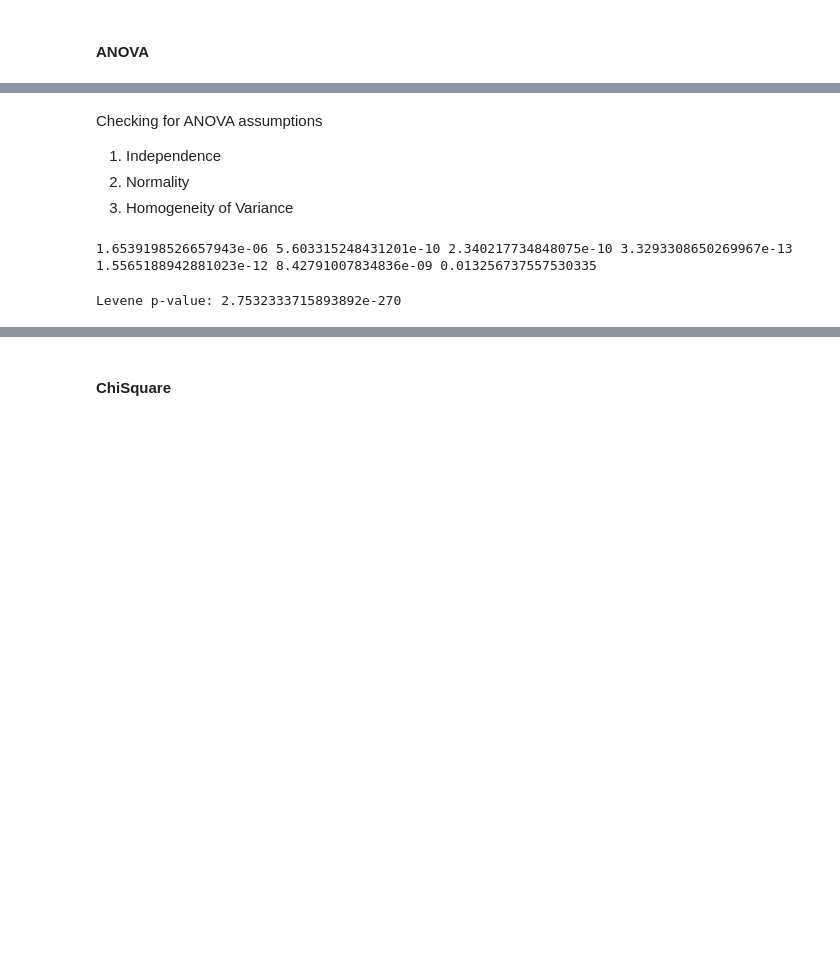
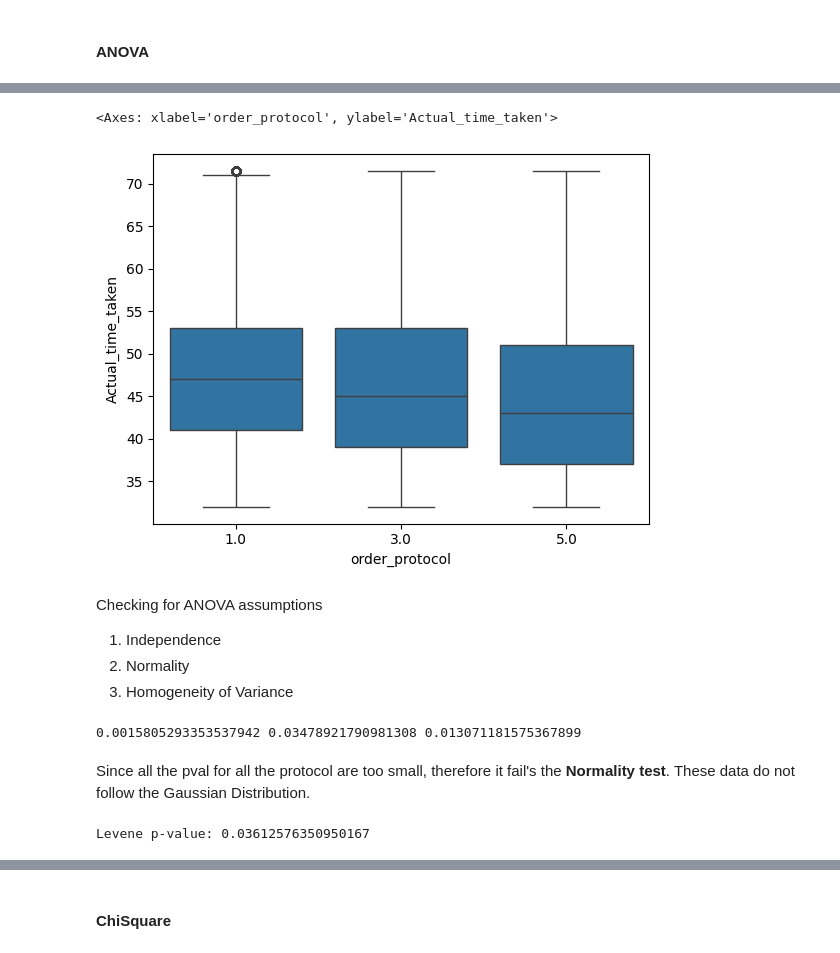
Before and after one commit to TeddyAbraham/Porter-NN-Regression-and-Classification, a Jupyter notebook: Porter_NN_Regression&Classification.ipynb, the cells around one changed output, grey strips where cells are left out. Saved outputs shown, nothing was run; the diff lists cells and outputs as text; code cells hidden in the pictures; blank space fills up the shorter version.

```diff
--- a/Porter_NN_Regression&Classification.ipynb
+++ b/Porter_NN_Regression&Classification.ipynb
@@ -542,4 +549,7 @@ mean_market4: 46.74741453916054
 #     print("Reject H0: Means are statistically different.")
 # %% [markdown]
 #### ANOVA
+# %%
+# Since order_protocol in 2, 4, 6 & 7 are very small we dont take this into our analysis
+df_filter = df[df['order_protocol'].isin([1, 3 ,5])]
 # %%
@@ -553,3 +572,8 @@ protocol7 = df[df['order_protocol']==7]['Actual_time_taken']
+# %%
+sns.boxplot(x = 'order_protocol', y = 'Actual_time_taken', data = df_filter)
+# %% [output]
+<Axes: xlabel='order_protocol', ylabel='Actual_time_taken'>
+[figure, added]
 # %% [markdown]
 Checking for ANOVA assumptions
 1. Independence
@@ -562,21 +586,19 @@ Checking for ANOVA assumptions
 from scipy.stats import shapiro
 
 stat1, pval1 = shapiro(protocol1.sample(500))
-stat2, pval2 = shapiro(protocol2.sample(500))
 stat3, pval3 =shapiro(protocol3.sample(500))
-stat4, pval4 =shapiro(protocol4.sample(500))
 stat5, pval5 =shapiro(protocol5.sample(500))
-stat6, pval6 =shapiro(protocol6.sample(500))
-stat7, pval7 =shapiro(protocol7)
 
-print(pval1,  pval2, pval3, pval4, pval5, pval6, pval7)
+print(pval1,  pval3, pval5)
 # %% [output]
-1.6539198526657943e-06 5.603315248431201e-10 2.340217734848075e-10 3.3293308650269967e-13 1.5565188942881023e-12 8.42791007834836e-09 0.013256737557530335
+0.0015805293353537942 0.03478921790981308 0.013071181575367899
+# %% [markdown]
+Since all the pval for all the protocol are too small, therefore it fail's the **Normality test**.
+These data do not follow the Gaussian Distribution.
 # %%
 from scipy.stats import levene
 
-stat, p = levene(protocol1, protocol2, protocol3, protocol4, protocol5, protocol6, protocol7)
-
+stat, p = levene(protocol1, protocol3, protocol5)
 print("Levene p-value:", p)
 # %% [output]
-Levene p-value: 2.7532333715893892e-270
+Levene p-value: 0.03612576350950167
```
Also changed, not shown: parts of 24 cells of this notebook.
